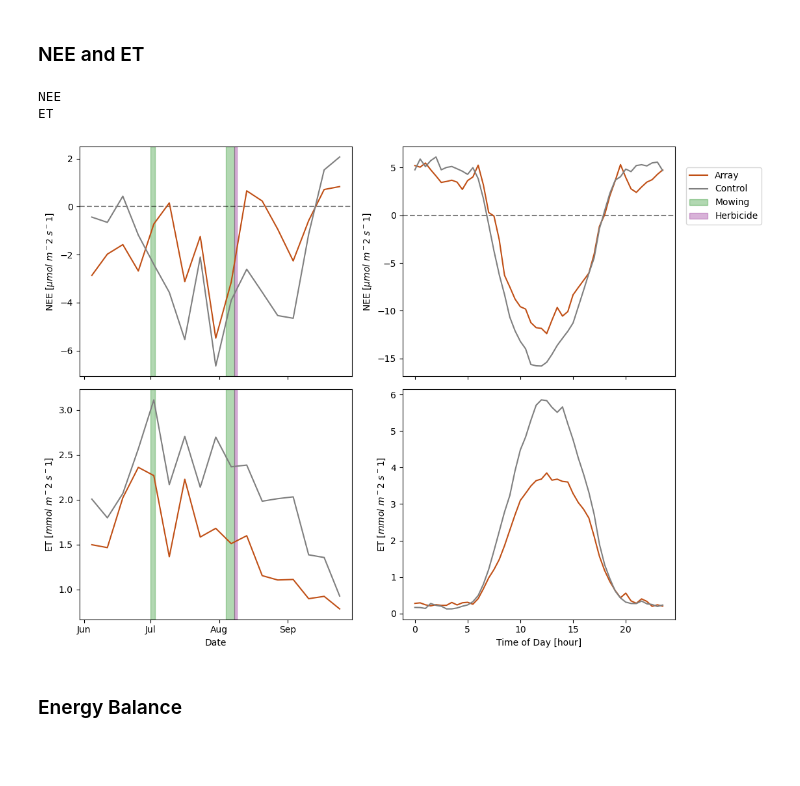
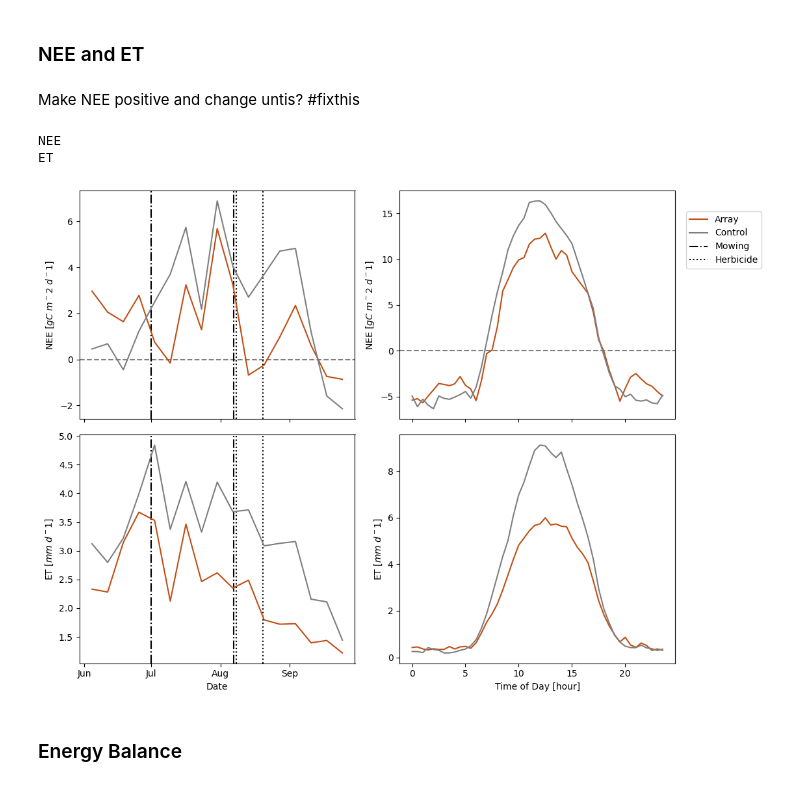
Before and after one commit to ermather/Kogonsa_Solar_obs_analysis, a Jupyter notebook: obs_analysis/AVRF_manuscript_figs.ipynb, the cells around one changed output. Saved outputs shown, nothing was run; the diff lists cells and outputs as text; code cells hidden in the pictures; blank space fills up the shorter version.

```diff
--- a/obs_analysis/AVRF_manuscript_figs.ipynb
+++ b/obs_analysis/AVRF_manuscript_figs.ipynb
@@ -198,12 +204,14 @@ for tow in towdat_dict.keys():
 # Plots
 # %% [markdown]
 ### NEE and ET
+# %% [markdown]
+Make NEE positive and change untis? #fixthis
 # %%
 #Flux plots (NEE and ET)
 
 #Dictionary with variable names and units
-vardict = {'NEE': '[$\mu mol \ m^-2 \ s^-1$]',
-           'ET': '[$mmol \ m^-2 \ s^-1$]',
+vardict = {'NEE': '[$gC \ m^-2 \ d^-1$]',
+           'ET': '[$mm \ d^-1$]',
 }
 
 #Create plot
@@ -217,10 +225,13 @@ for ax in axs[0, :]:
 
 #Add management as vertical lines on each plot
 for ax in axs[:, 0]:
-    m1 = ax.axvspan(xmin=dt.datetime(2025, 7, 1), xmax=dt.datetime(2025, 7, 3), alpha=0.3, color=colordict['below'])
-    ax.axvspan(xmin=dt.datetime(2025, 8, 4), xmax=dt.datetime(2025, 8, 8), alpha=0.3, color=colordict['below'])
-    m2 = ax.axvspan(xmin=dt.datetime(2025, 8, 8), xmax=dt.datetime(2025, 8, 9), alpha=0.3, color=colordict['other3'])
-
+    # m1 = ax.axvspan(xmin=dt.datetime(2025, 7, 1), xmax=dt.datetime(2025, 7, 3), alpha=0.3, color=colordict['below'])
+    # ax.axvspan(xmin=dt.datetime(2025, 8, 4), xmax=dt.datetime(2025, 8, 8), alpha=0.3, color=colordict['below'])
+    # m2 = ax.axvspan(xmin=dt.datetime(2025, 8, 8), xmax=dt.datetime(2025, 8, 9), alpha=0.3, color=colordict['other3'])
+    m1 = ax.axvline(dt.datetime(2025, 7, 1), color = 'k',linestyle = '-.')
+    ax.axvline(dt.datetime(2025, 8, 7), color='k', linestyle = '-.')
+    m2 = ax.axvline(dt.datetime(2025, 8, 8), color = 'k',linestyle = ':')
+    ax.axvline(dt.datetime(2025, 8, 20), color = 'k',linestyle = ':')
 
 
 #Loop through variables, plot time series and cumulative plot for each
@@ -253,34 +264,34 @@ for i in range(len(vardict.keys())): #Need i for plotting
 
     axr.set_ylabel(var  + ' ' + units)
 
 
     axr.plot(hh_index, KSA_day_cyc, c = arraycolor)
     axr.plot(hh_index, KSC_day_cyc, c = colordict['control'])
 
 
     if not handles: #handles is a list which returns false if empty (if empty, then include values l1 and l2)
         handles = [l1[0], l2[0], m1, m2]
 
 
 axl.xaxis.set_major_locator(mdates.MonthLocator())  # Tick at start of each month
 axl.xaxis.set_major_formatter(mdates.DateFormatter('%b'))  # Format as abbreviated month name
 
 #X-axis labels
 axl.set_xlabel('Date')
 axr.set_xlabel('Time of Day [hour]')
 
 #Add figure legend
 fig.legend(handles, ['Array', 'Control', 'Mowing', 'Herbicide'], loc = 'upper right', bbox_to_anchor=(1.125, .95))
 
 #Save figure
 save_base_path = r'C:\Users\emily\Documents\Grad_School\Research\Solar\Figures\AVRF_manuscript\\'
 fig.tight_layout()
 # plt.savefig(save_base_path + 'all_flux_plots.png', bbox_inches=Bbox([[0,-.2],figsize]))
 plt.savefig(save_base_path + 'all_flux_plots.png', bbox_inches='tight')
 # %% [output]
 NEE
 ET
-[figure, old version]
+[figure, new version]
 # %% [markdown]
 ### Energy Balance
 # %% [markdown]
```
Also changed, not shown: parts of 3 cells of this notebook, 6 other files.
